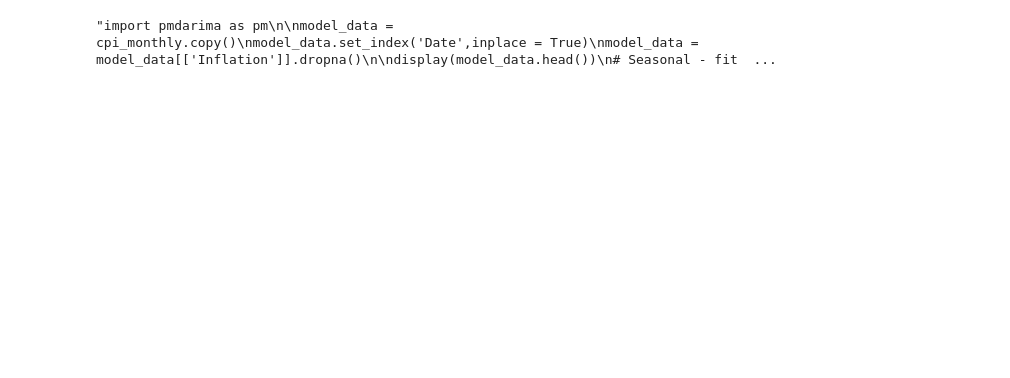
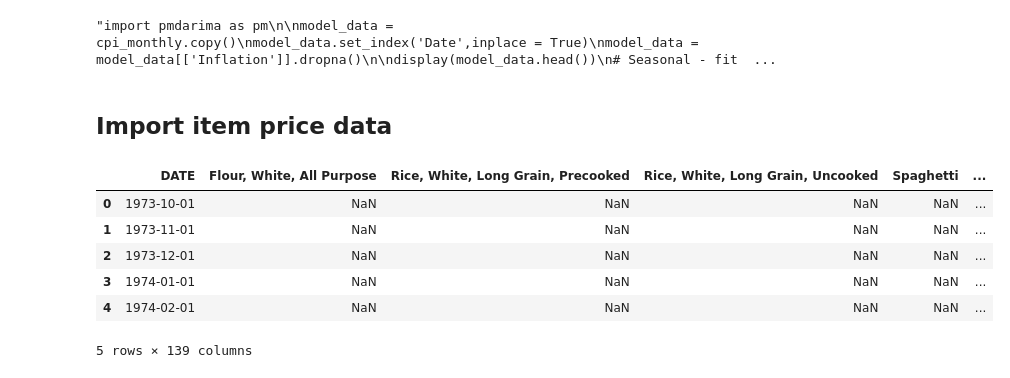
Before and after one commit to Bkeith3248/MGT6203Project, a Jupyter notebook: ProjectNotebook.ipynb, the cells around one changed output. Saved outputs shown, nothing was run; the diff lists cells and outputs as text; code cells hidden in the pictures; blank space fills up the shorter version.

Commit message:
began importing pricing data to python

```diff
--- a/ProjectNotebook.ipynb
+++ b/ProjectNotebook.ipynb
@@ -311,3 +312,28 @@ smodel = pm.auto_arima(model_data, start_p=1, start_q=1,
 smodel.summary()'''
 # %% [output]
 "import pmdarima as pm\n\nmodel_data = cpi_monthly.copy()\nmodel_data.set_index('Date',inplace = True)\nmodel_data = model_data[['Inflation']].dropna()\n\ndisplay(model_data.head())\n# Seasonal - fit  ...
+# %% [markdown]
+## Import item price data
+# %%
+pricing = pd.read_excel('IndividualPricingData.xls',engine='xlrd',sheet_name = 'Monthly')
+rename_map = pd.read_excel('IndividualPricingData.xls',engine='xlrd',sheet_name = 'MatchedMap')
+
+for column in pricing.columns:
+    if column == 'DATE':
+        #skip column if it's the date column
+        continue
+    else:
+        temp_real_col = rename_map['StripName2'][rename_map['SourceID'] == column].values[0]
+        temp_real_col = temp_real_col.split(' (')
+        #print(temp_real_col)
+        pricing.rename(columns = {column: temp_real_col[0]},inplace = True)
+
+pricing.head()
+# %% [output]
+|  | DATE | Flour, White, All Purpose | Rice, White, Long Grain, Precooked | Rice, White, Long Grain, Uncooked | Spaghetti | ... |
+| 0 | 1973-10-01 | NaN | NaN | NaN | NaN | ... |
+| 1 | 1973-11-01 | NaN | NaN | NaN | NaN | ... |
+| 2 | 1973-12-01 | NaN | NaN | NaN | NaN | ... |
+| 3 | 1974-01-01 | NaN | NaN | NaN | NaN | ... |
+| 4 | 1974-02-01 | NaN | NaN | NaN | NaN | ... |
+5 rows × 139 columns
```
Also changed, not shown: parts of 2 cells of this notebook.
